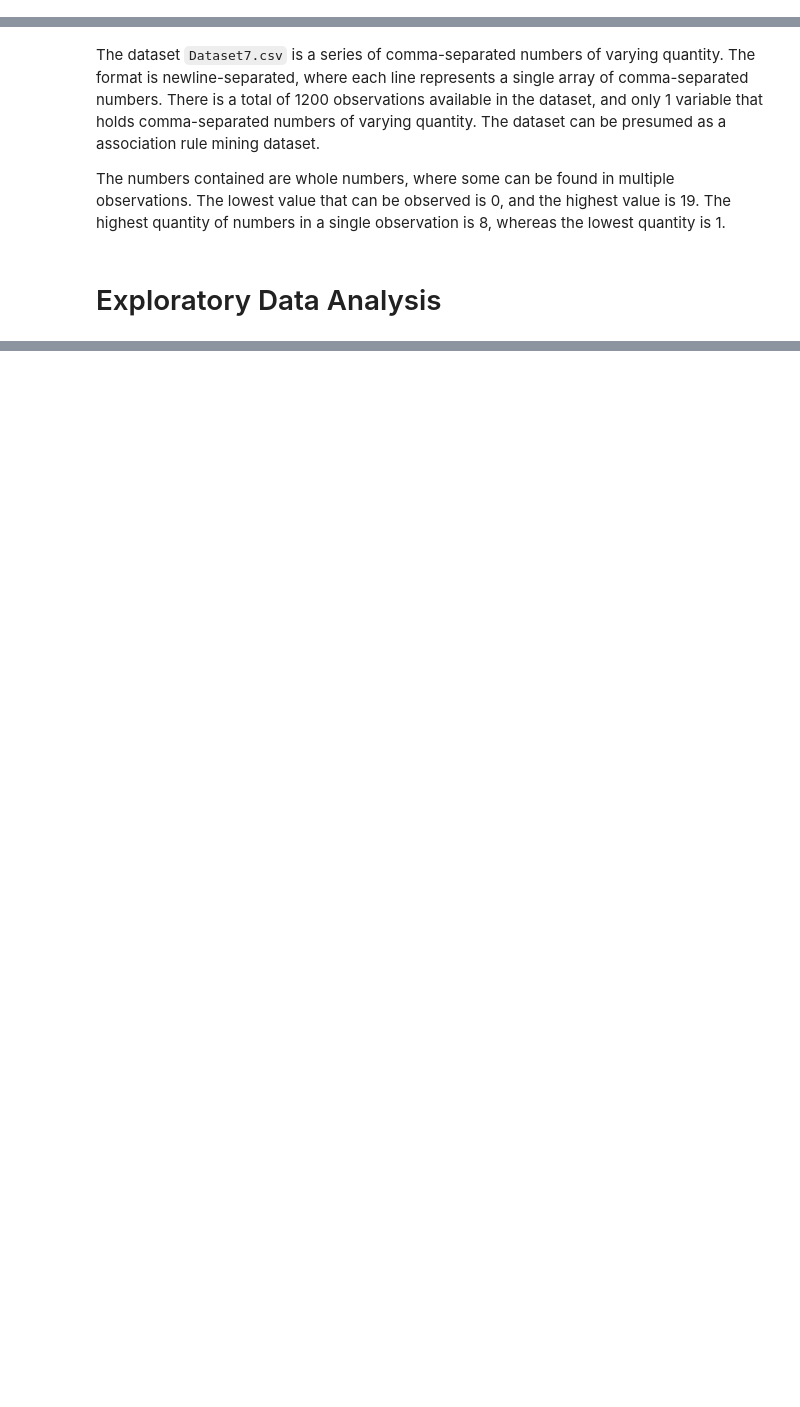
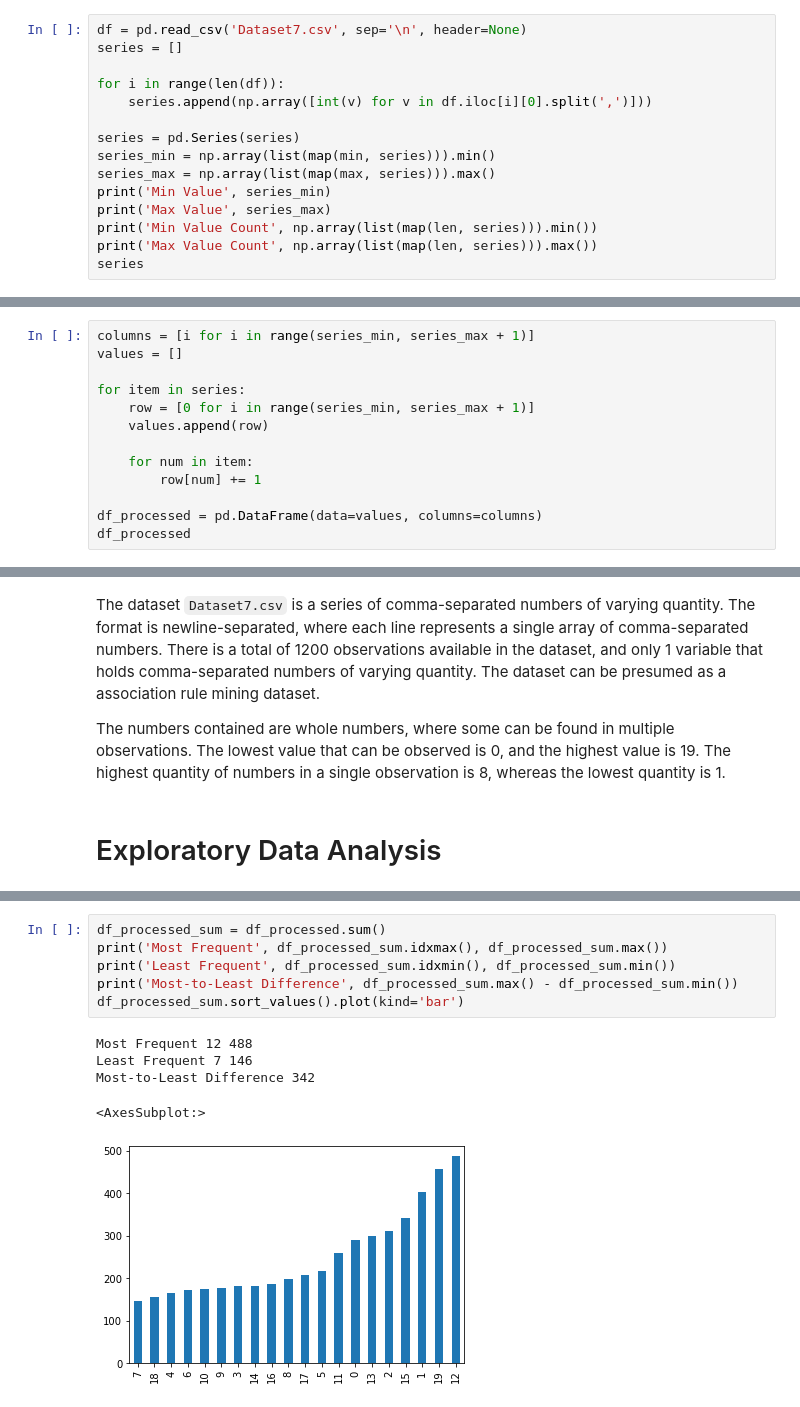
Before and after one commit to Llyme/CSMODELProject2, a Jupyter notebook: Notebook.ipynb, the cells around one changed output, grey strips where cells are left out. Drawn from its saved outputs; the diff is of its cells as text; blank space fills up the shorter version.

```diff
--- a/Notebook.ipynb
+++ b/Notebook.ipynb
@@ -46,0 +17,15 @@ Length: 1200, dtype: object
+# %%
+df = pd.read_csv('Dataset7.csv', sep='\n', header=None)
+series = []
+
+for i in range(len(df)):
+    series.append(np.array([int(v) for v in df.iloc[i][0].split(',')]))
+
+series = pd.Series(series)
+series_min = np.array(list(map(min, series))).min()
+series_max = np.array(list(map(max, series))).max()
+print('Min Value', series_min)
+print('Max Value', series_max)
+print('Min Value Count', np.array(list(map(len, series))).min())
+print('Max Value Count', np.array(list(map(len, series))).max())
+series
@@ -46,0 +49,13 @@ Length: 1200, dtype: object
+# %%
+columns = [i for i in range(series_min, series_max + 1)]
+values = []
+
+for item in series:
+    row = [0 for i in range(series_min, series_max + 1)]
+    values.append(row)
+
+    for num in item:
+        row[num] += 1
+
+df_processed = pd.DataFrame(data=values, columns=columns)
+df_processed
@@ -66,0 +87,12 @@ ValueError: If using all scalar values, you must pass an index
+# %%
+df_processed_sum = df_processed.sum()
+print('Most Frequent', df_processed_sum.idxmax(), df_processed_sum.max())
+print('Least Frequent', df_processed_sum.idxmin(), df_processed_sum.min())
+print('Most-to-Least Difference', df_processed_sum.max() - df_processed_sum.min())
+df_processed_sum.sort_values().plot(kind='bar')
+# %% [output]
+Most Frequent 12 488
+Least Frequent 7 146
+Most-to-Least Difference 342
+<AxesSubplot:>
+[figure, added]
```
Also changed, not shown: parts of 9 cells of this notebook.
